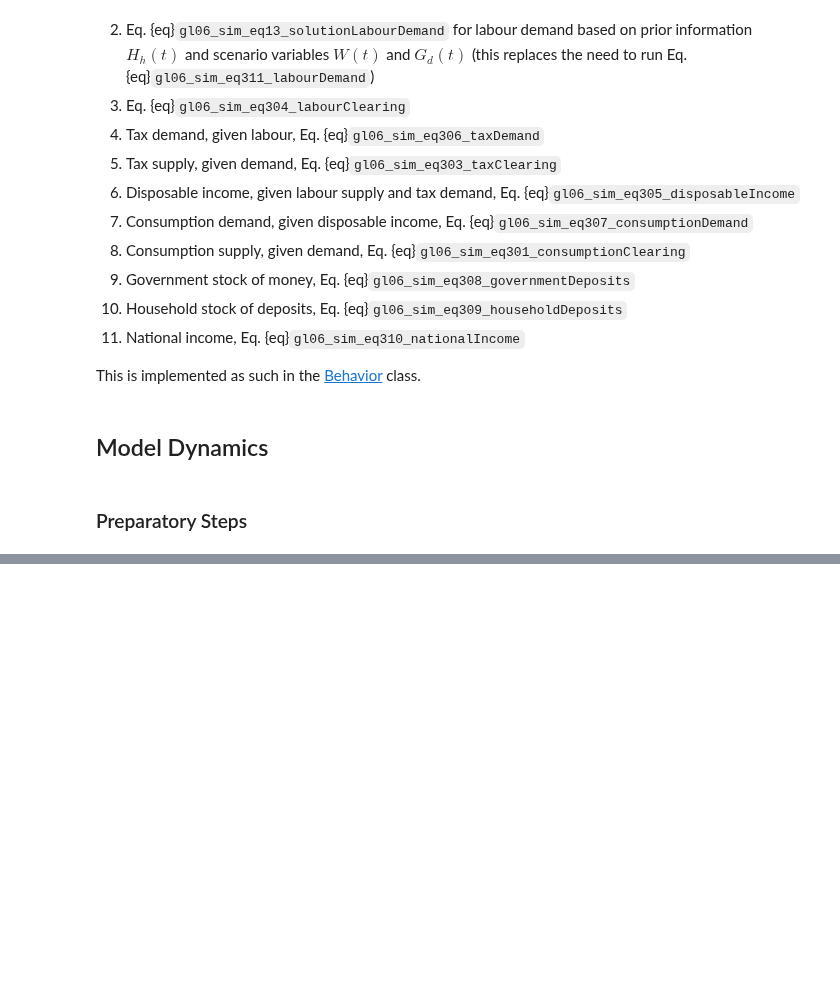
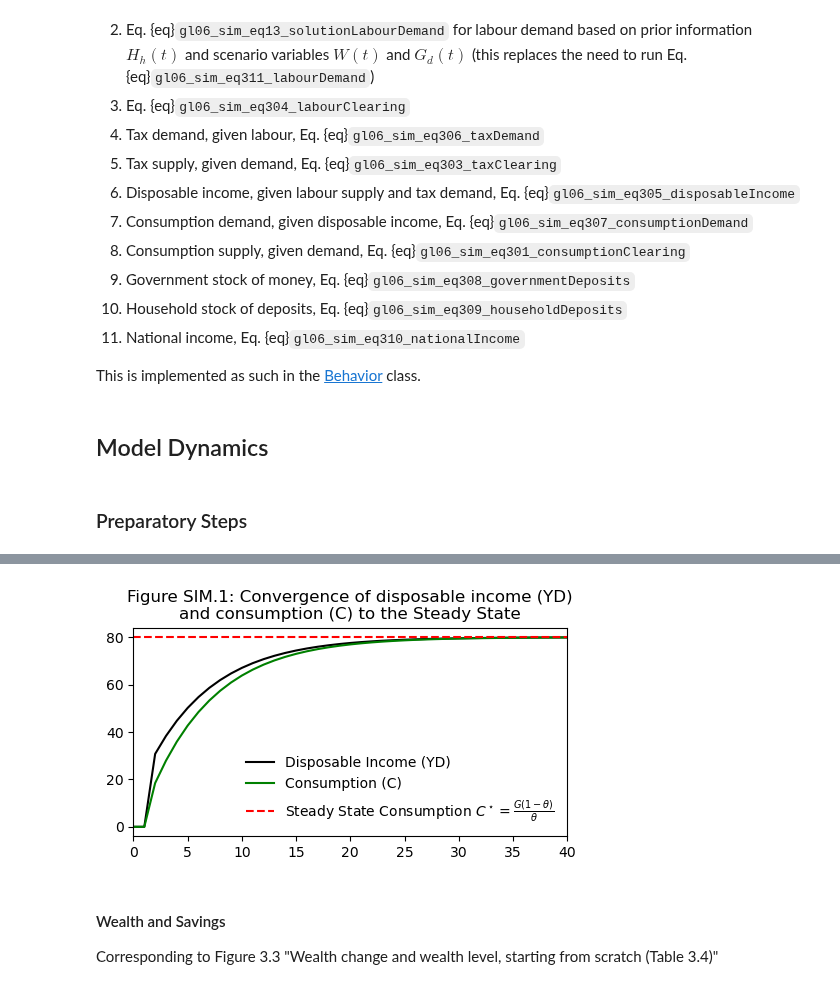
Before and after one commit to KarlNaumann/MacroStat, a Jupyter notebook: docs/models/GL06/GL06SIM.ipynb, the cells around one changed output, grey strips where cells are left out. Saved outputs shown, nothing was run; the diff lists cells and outputs as text; code cells hidden in the pictures; blank space fills up the shorter version.

```diff
--- a/docs/models/GL06/GL06SIM.ipynb
+++ b/docs/models/GL06/GL06SIM.ipynb
@@ -192,0 +201,16 @@ model.variables.to_pandas()
+# %%
+fig, axs = plt.subplots(1, 1, figsize=(5, 3))
+axs.plot(output.index, output['DisposableIncome'], color='k', label='Disposable Income (YD)')
+axs.plot(output.index, output['ConsumptionDemand'], color='g', label='Consumption (C)')
+axs.axhline(y=steady_state_consumption, color='r', linestyle='--', label=r'Steady State Consumption $C^\star=\frac{G(1-\theta)}{\theta}$')
+axs.legend(loc='lower right', frameon=False)
+axs.set_xlim(0,40)
+axs.set_title('Figure SIM.1: Convergence of disposable income (YD)\nand consumption (C) to the Steady State')
+plt.tight_layout()
+plt.show()
+# %% [output]
+[figure, added]
+# %% [markdown]
+#### Wealth and Savings
+
+Corresponding to Figure 3.3 "Wealth change and wealth level, starting from scratch (Table 3.4)"
```
Also changed, not shown: parts of 23 cells of this notebook.
